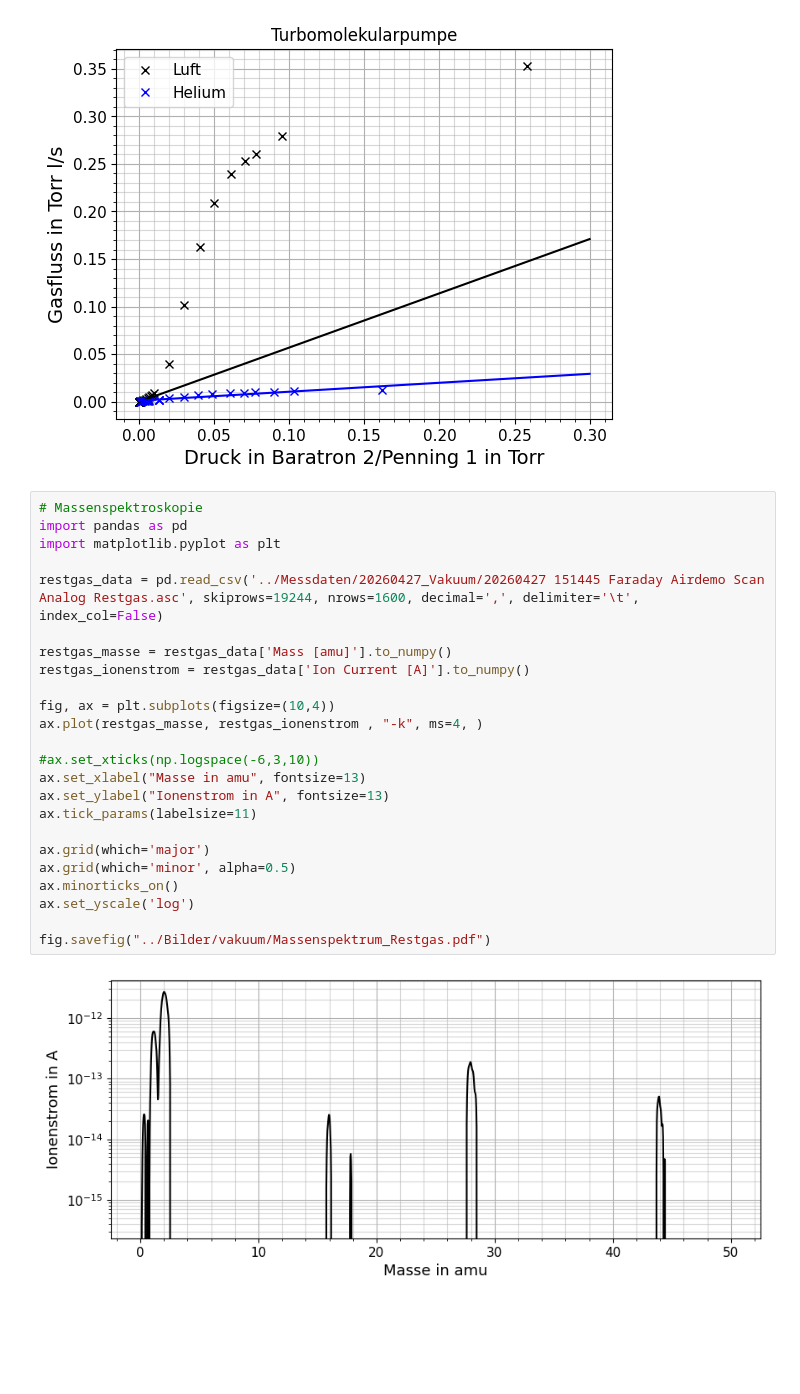
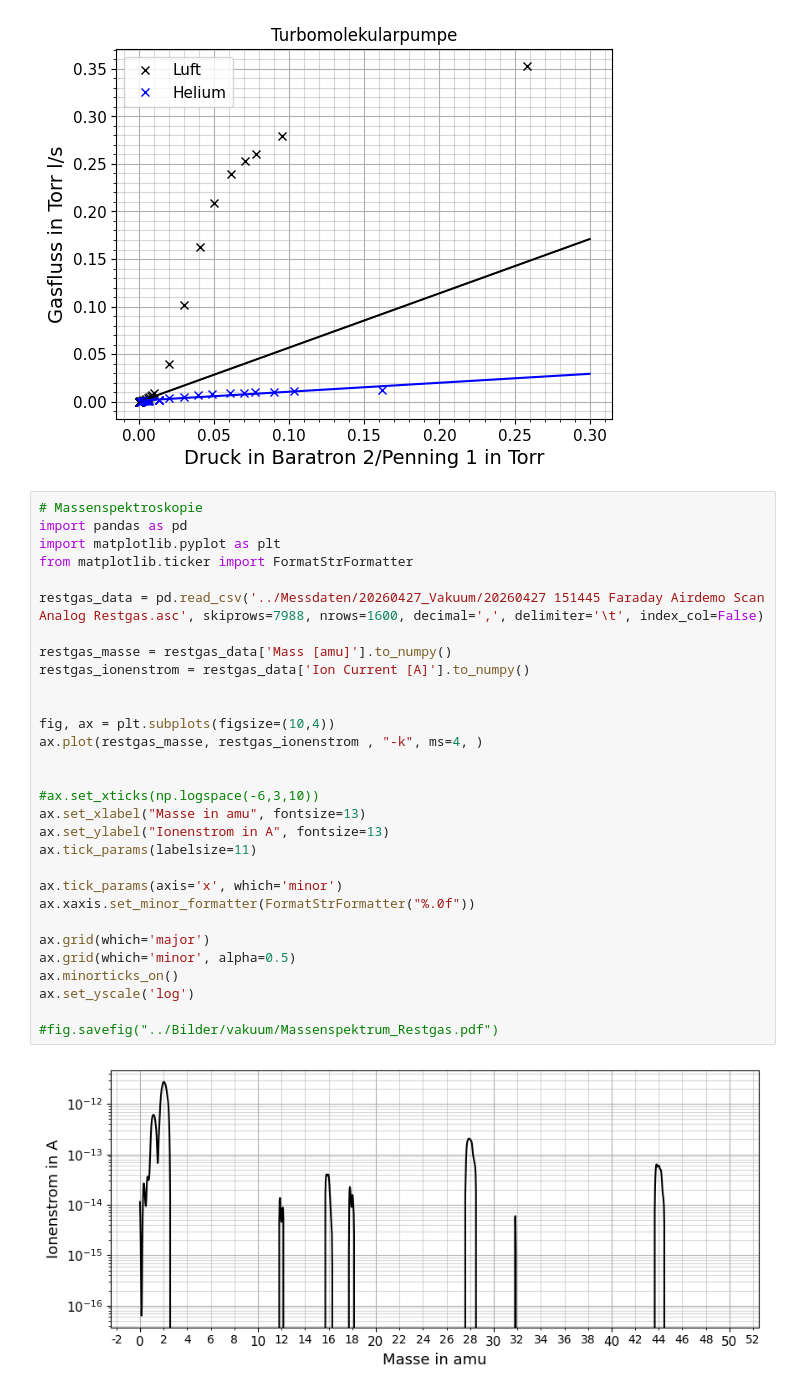
Before and after one commit to NicolasRohrbeck/fprak, a Jupyter notebook: scripts/vakuum.ipynb, the cells around one changed output. Cells and saved outputs as stored; diff of their text form; blank space fills up the shorter version.

```diff
--- a/scripts/vakuum.ipynb
+++ b/scripts/vakuum.ipynb
@@ -390,26 +390,32 @@ S(Turbomolekularpumpe, Helium) = 9.413500e-02 +/- 8.055546e-03 l/s
 # %%
 # Massenspektroskopie
 import pandas as pd
 import matplotlib.pyplot as plt
+from matplotlib.ticker import FormatStrFormatter
 
-restgas_data = pd.read_csv('../Messdaten/20260427_Vakuum/20260427 151445 Faraday Airdemo Scan Analog Restgas.asc', skiprows=19244, nrows=1600, decimal=',', delimiter='\t', index_col=False)
+restgas_data = pd.read_csv('../Messdaten/20260427_Vakuum/20260427 151445 Faraday Airdemo Scan Analog Restgas.asc', skiprows=7988, nrows=1600, decimal=',', delimiter='\t', index_col=False)
 
 restgas_masse = restgas_data['Mass [amu]'].to_numpy()
 restgas_ionenstrom = restgas_data['Ion Current [A]'].to_numpy()
 
+
 fig, ax = plt.subplots(figsize=(10,4))
 ax.plot(restgas_masse, restgas_ionenstrom , "-k", ms=4, )
+
 
 #ax.set_xticks(np.logspace(-6,3,10))
 ax.set_xlabel("Masse in amu", fontsize=13)
 ax.set_ylabel("Ionenstrom in A", fontsize=13)
 ax.tick_params(labelsize=11)
 
+ax.tick_params(axis='x', which='minor')
+ax.xaxis.set_minor_formatter(FormatStrFormatter("%.0f"))
+
 ax.grid(which='major')
 ax.grid(which='minor', alpha=0.5)
 ax.minorticks_on()
 ax.set_yscale('log')
 
-fig.savefig("../Bilder/vakuum/Massenspektrum_Restgas.pdf")
+#fig.savefig("../Bilder/vakuum/Massenspektrum_Restgas.pdf")
 # %% [output]
-[figure, old version]
+[figure, new version]
```
Also changed, not shown: parts of 1 cell of this notebook, 4 other files.
